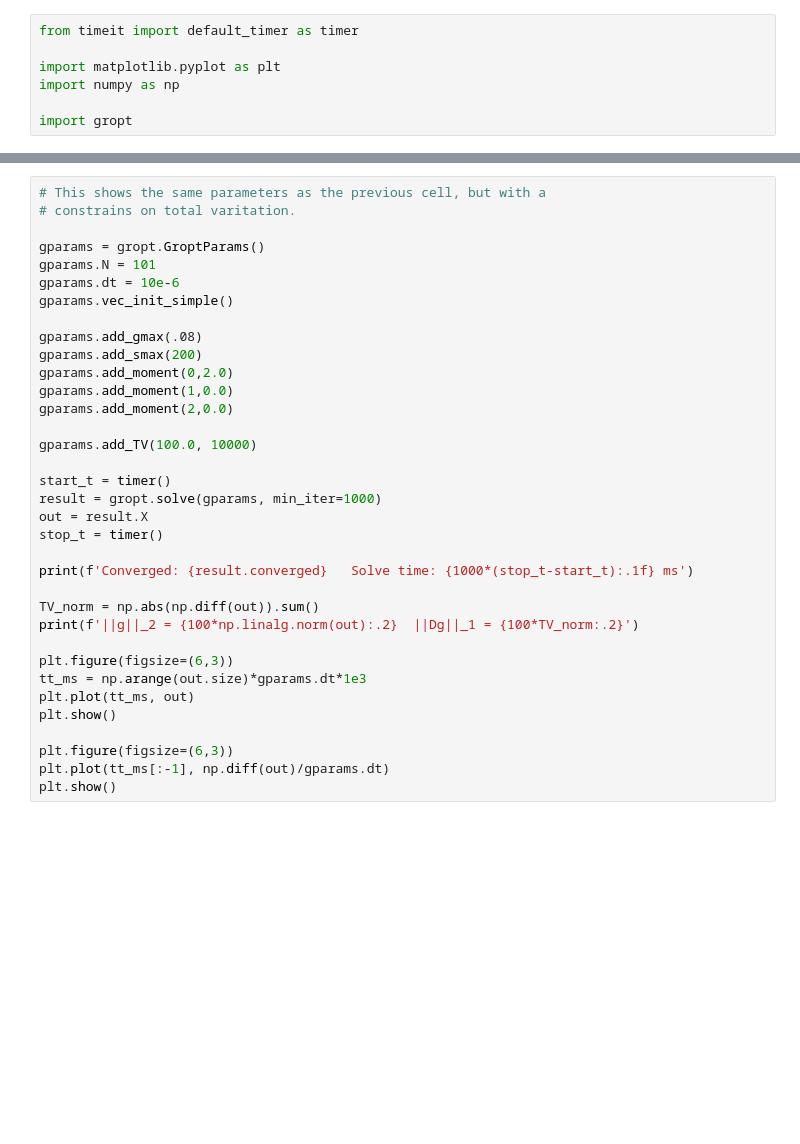
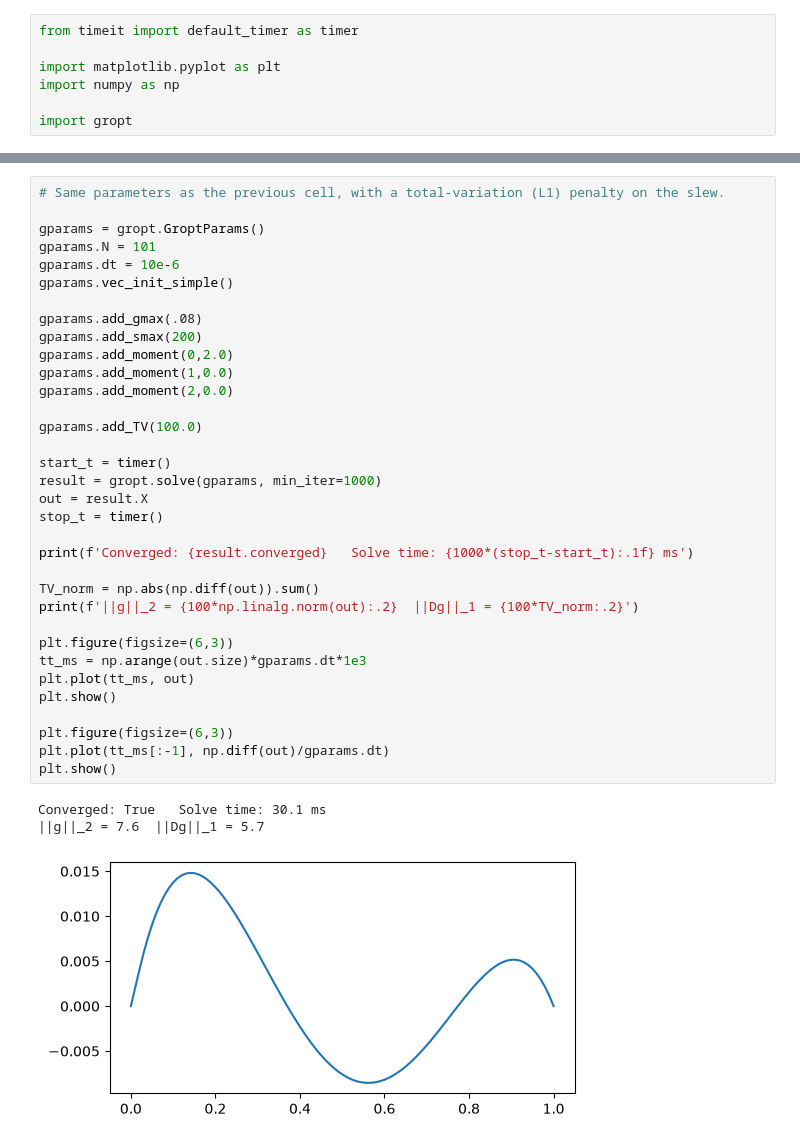
Before and after one commit to cmr-group/gropt-dev, a Jupyter notebook: examples/objective_functions/regularizations.ipynb, the cells around one changed output, grey strips where cells are left out. Drawn from its saved outputs; the diff is of its cells as text; blank space fills up the shorter version.

```diff
--- a/examples/objective_functions/regularizations.ipynb
+++ b/examples/objective_functions/regularizations.ipynb
@@ -40,35 +45,38 @@ plt.show()
 # %%
-# This shows the same parameters as the previous cell, but with a
-# constrains on total varitation.
+# Same parameters as the previous cell, with a total-variation (L1) penalty on the slew.
 
 gparams = gropt.GroptParams()
 gparams.N = 101
 gparams.dt = 10e-6
 gparams.vec_init_simple()
 
 gparams.add_gmax(.08)
 gparams.add_smax(200)
 gparams.add_moment(0,2.0)
 gparams.add_moment(1,0.0)
 gparams.add_moment(2,0.0)
 
-gparams.add_TV(100.0, 10000)
+gparams.add_TV(100.0)
 
 start_t = timer()
 result = gropt.solve(gparams, min_iter=1000)
 out = result.X
 stop_t = timer()
 
 print(f'Converged: {result.converged}   Solve time: {1000*(stop_t-start_t):.1f} ms')
 
 TV_norm = np.abs(np.diff(out)).sum()
 print(f'||g||_2 = {100*np.linalg.norm(out):.2}  ||Dg||_1 = {100*TV_norm:.2}')
 
 plt.figure(figsize=(6,3))
 tt_ms = np.arange(out.size)*gparams.dt*1e3
 plt.plot(tt_ms, out)
 plt.show()
 
 plt.figure(figsize=(6,3))
 plt.plot(tt_ms[:-1], np.diff(out)/gparams.dt)
 plt.show()
+# %% [output]
+Converged: True   Solve time: 30.1 ms
+||g||_2 = 7.6  ||Dg||_1 = 5.7
+[figure, added]
```
Also changed, not shown: parts of 3 cells of this notebook, 53 other files.
